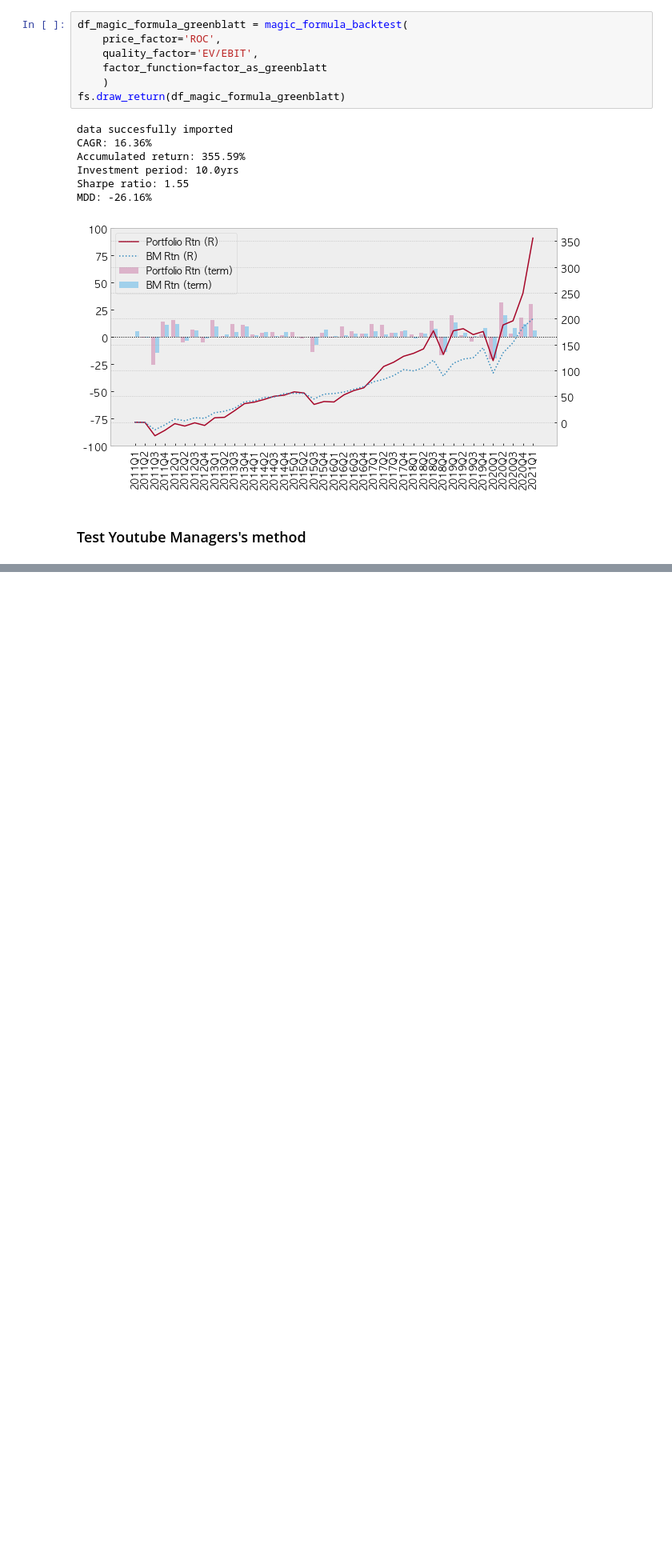
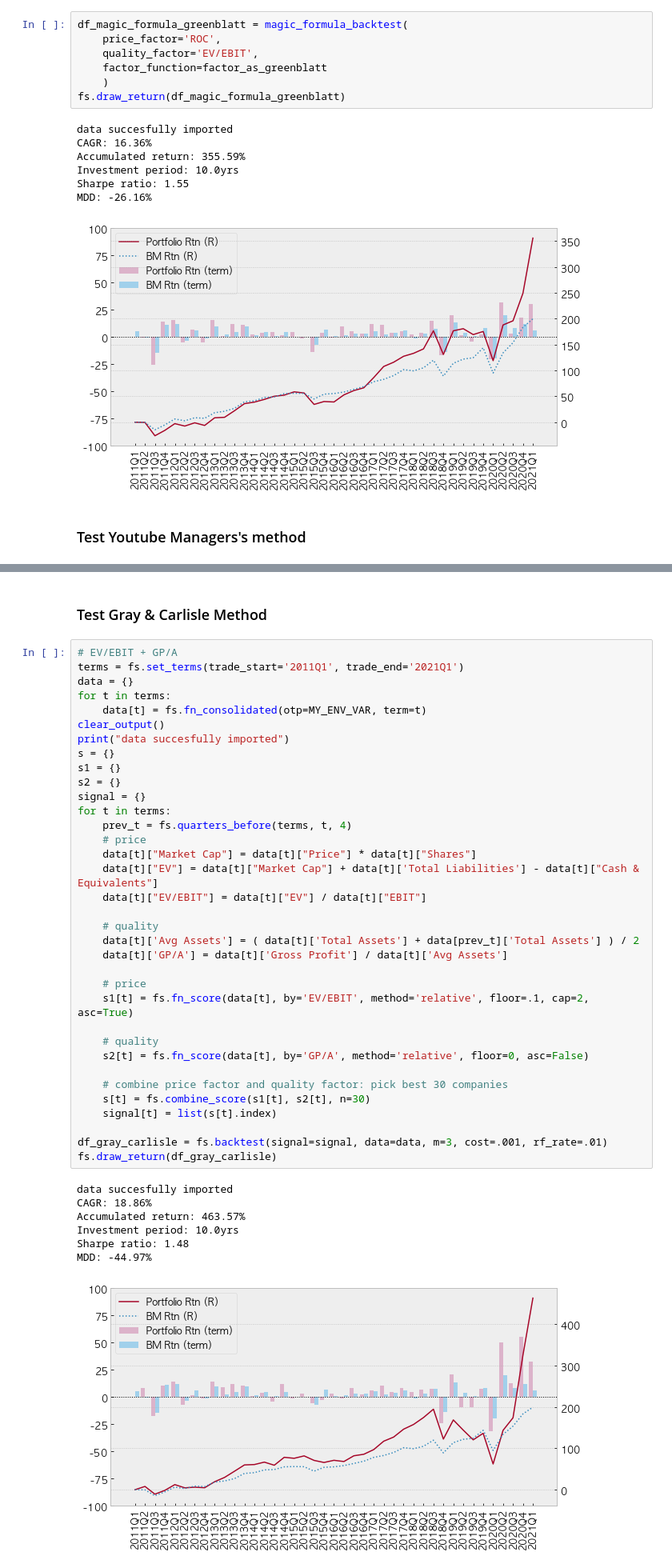
Before and after one commit to snoop2head/finterstellar-study, a Jupyter notebook: ch7_1.ipynb, the cells around one changed output, grey strips where cells are left out. Shown: that part at 80% size. Cells and saved outputs as stored; diff of their text form; blank space fills up the shorter version.

Commit message:
update gray & carlisle method

```diff
--- a/ch7_1.ipynb
+++ b/ch7_1.ipynb
@@ -133,0 +149,45 @@ fs.draw_return(df)
+# %% [markdown]
+### Test Gray & Carlisle Method
+# %%
+# EV/EBIT + GP/A
+terms = fs.set_terms(trade_start='2011Q1', trade_end='2021Q1')
+data = {}
+for t in terms:
+    data[t] = fs.fn_consolidated(otp=MY_ENV_VAR, term=t)
+clear_output()
+print("data succesfully imported")
+s = {}
+s1 = {}
+s2 = {}
+signal = {}
+for t in terms:
+    prev_t = fs.quarters_before(terms, t, 4)
+    # price
+    data[t]["Market Cap"] = data[t]["Price"] * data[t]["Shares"]
+    data[t]["EV"] = data[t]["Market Cap"] + data[t]['Total Liabilities'] - data[t]["Cash & Equivalents"]
+    data[t]["EV/EBIT"] = data[t]["EV"] / data[t]["EBIT"]
+
+    # quality
+    data[t]['Avg Assets'] = ( data[t]['Total Assets'] + data[prev_t]['Total Assets'] ) / 2
+    data[t]['GP/A'] = data[t]['Gross Profit'] / data[t]['Avg Assets']
+
+    # price
+    s1[t] = fs.fn_score(data[t], by='EV/EBIT', method='relative', floor=.1, cap=2, asc=True)
+
+    # quality
+    s2[t] = fs.fn_score(data[t], by='GP/A', method='relative', floor=0, asc=False)
+
+    # combine price factor and quality factor: pick best 30 companies
+    s[t] = fs.combine_score(s1[t], s2[t], n=30)
+    signal[t] = list(s[t].index)
+
+df_gray_carlisle = fs.backtest(signal=signal, data=data, m=3, cost=.001, rf_rate=.01)
+fs.draw_return(df_gray_carlisle)
+# %% [output]
+data succesfully imported
+CAGR: 18.86%
+Accumulated return: 463.57%
+Investment period: 10.0yrs
+Sharpe ratio: 1.48
+MDD: -44.97%
+[figure, added]
```
Also changed, not shown: parts of 11 cells of this notebook.
